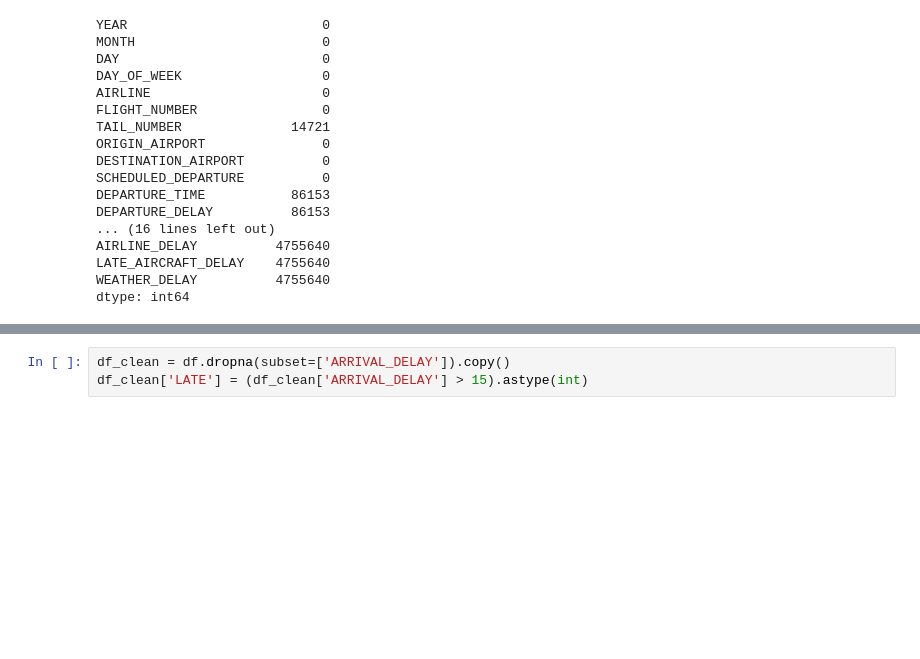
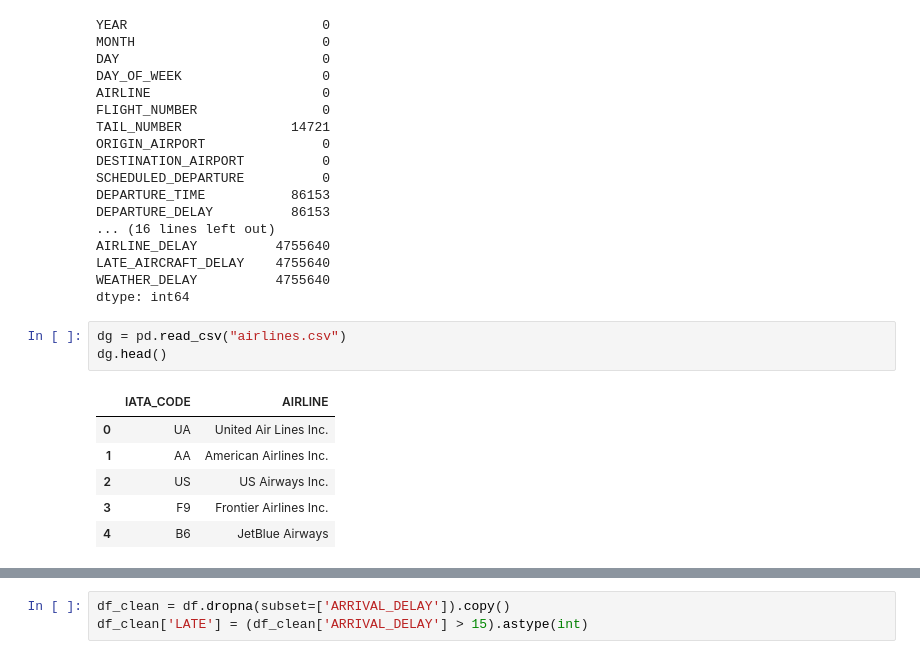
Before and after one commit to JoaoDario632/implementa-o-Segunda-Avaliacao-Girotto, a Jupyter notebook: projeto_modelagem_inicial.ipynb, the cells around one changed output, grey strips where cells are left out. Drawn from its saved outputs; the diff is of its cells as text; blank space fills up the shorter version.

```diff
--- a/projeto_modelagem_inicial.ipynb
+++ b/projeto_modelagem_inicial.ipynb
@@ -76,3 +82,13 @@ AIRLINE_DELAY          4755640
 LATE_AIRCRAFT_DELAY    4755640
 WEATHER_DELAY          4755640
 dtype: int64
+# %%
+dg = pd.read_csv("airlines.csv")
+dg.head()
+# %% [output]
+|  | IATA_CODE | AIRLINE |
+| 0 | UA | United Air Lines Inc. |
+| 1 | AA | American Airlines Inc. |
+| 2 | US | US Airways Inc. |
+| 3 | F9 | Frontier Airlines Inc. |
+| 4 | B6 | JetBlue Airways |
```
Also changed, not shown: parts of 14 cells of this notebook.
